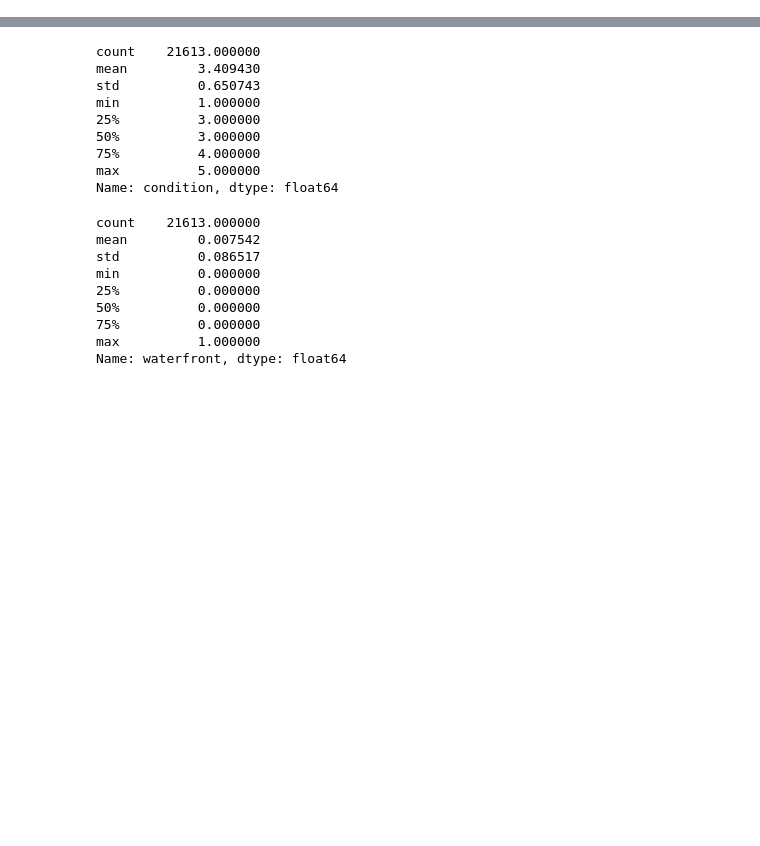
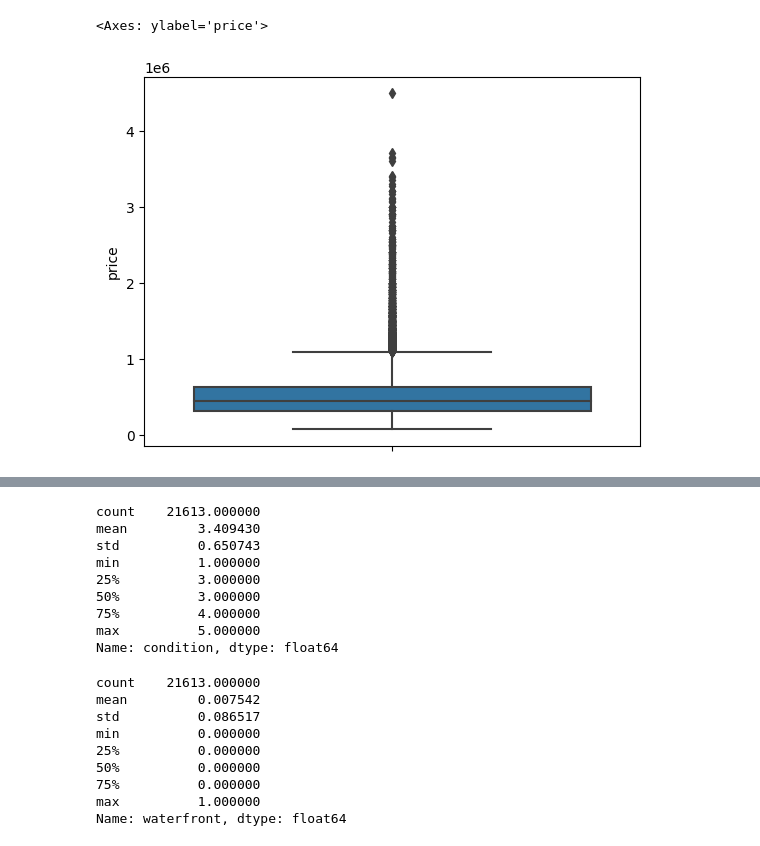
Before and after one commit to CodyDong/schulich_data_science, a Jupyter notebook: Assignment 3.ipynb, the cells around one changed output, grey strips where cells are left out. Saved outputs shown, nothing was run; the diff lists cells and outputs as text; code cells hidden in the pictures; blank space fills up the shorter version.

```diff
--- a/Assignment 3.ipynb
+++ b/Assignment 3.ipynb
@@ -63,0 +91,5 @@ house['yr_built'] = pd.to_datetime(house['yr_built'])
+# %%
+sns.boxplot(data=house,y='price')
+# %% [output]
+<Axes: ylabel='price'>
+[figure, added]
```
Also changed, not shown: parts of 14 cells of this notebook.
